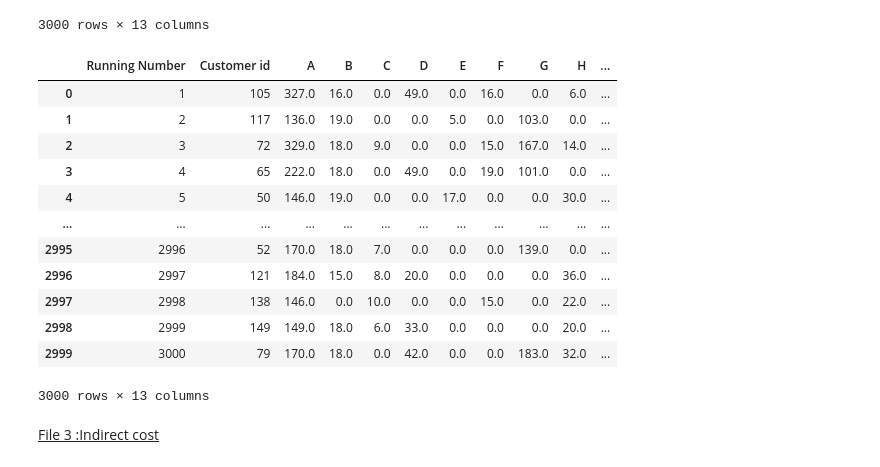
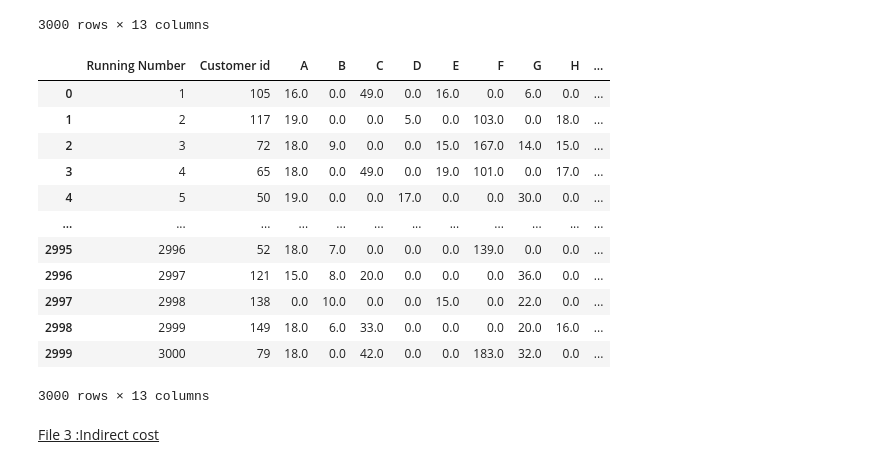
Before and after one commit to PaulineMalaguti/EBA3630, a Jupyter notebook: Customer Profitability Index/Problem 2/2customerprofitability.ipynb, the cells around one changed output. Saved outputs shown, nothing was run; the diff lists cells and outputs as text; code cells hidden in the pictures.

```diff
--- a/Customer Profitability Index/Problem 2/2customerprofitability.ipynb
+++ b/Customer Profitability Index/Problem 2/2customerprofitability.ipynb
@@ -140,34 +140,34 @@ sale_product
 3000 rows × 13 columns
 # %%
 #Dataframe for direct cost per component per order
-sale_price_unit_v1 = sales_ledger.iloc[:,len(products)+2:len(products)*2+2].copy()
+sale_price_unit_v1 = sales_ledger.iloc[:,len(products)+3:].copy()
 info = pd.DataFrame(sale_product[['Running Number', 'Customer id']])
 sale_price_unit = info.join(sale_price_unit_v1)
 sale_price_unit.columns = col
 
 # Clean the data by removing the euro, comma and - signs
 sale_price_unit= sale_price_unit.replace('\x80','',regex=True)
 sale_price_unit= sale_price_unit.replace(',','.',regex=True)
 sale_price_unit= sale_price_unit.replace('-',0,regex=True)
 
 # Convert all product columns to floats
 sale_price_unit[products] = sale_price_unit[products].apply(pd.to_numeric)
 sale_price_unit[sale_price_unit.select_dtypes(include = object).columns] = sale_price_unit.select_dtypes(include = object).apply(lambda x: x.astype(np.int))
 sale_price_unit.reset_index(drop=True, inplace = True)
 sale_price_unit
 # %% [output]
 |  | Running Number | Customer id | A | B | C | D | E | F | G | H | ... |
-| 0 | 1 | 105 | 327.0 | 16.0 | 0.0 | 49.0 | 0.0 | 16.0 | 0.0 | 6.0 | ... |
-| 1 | 2 | 117 | 136.0 | 19.0 | 0.0 | 0.0 | 5.0 | 0.0 | 103.0 | 0.0 | ... |
-| 2 | 3 | 72 | 329.0 | 18.0 | 9.0 | 0.0 | 0.0 | 15.0 | 167.0 | 14.0 | ... |
-| 3 | 4 | 65 | 222.0 | 18.0 | 0.0 | 49.0 | 0.0 | 19.0 | 101.0 | 0.0 | ... |
-| 4 | 5 | 50 | 146.0 | 19.0 | 0.0 | 0.0 | 17.0 | 0.0 | 0.0 | 30.0 | ... |
+| 0 | 1 | 105 | 16.0 | 0.0 | 49.0 | 0.0 | 16.0 | 0.0 | 6.0 | 0.0 | ... |
+| 1 | 2 | 117 | 19.0 | 0.0 | 0.0 | 5.0 | 0.0 | 103.0 | 0.0 | 18.0 | ... |
+| 2 | 3 | 72 | 18.0 | 9.0 | 0.0 | 0.0 | 15.0 | 167.0 | 14.0 | 15.0 | ... |
+| 3 | 4 | 65 | 18.0 | 0.0 | 49.0 | 0.0 | 19.0 | 101.0 | 0.0 | 17.0 | ... |
+| 4 | 5 | 50 | 19.0 | 0.0 | 0.0 | 17.0 | 0.0 | 0.0 | 30.0 | 0.0 | ... |
 | ... | ... | ... | ... | ... | ... | ... | ... | ... | ... | ... | ... |
-| 2995 | 2996 | 52 | 170.0 | 18.0 | 7.0 | 0.0 | 0.0 | 0.0 | 139.0 | 0.0 | ... |
-| 2996 | 2997 | 121 | 184.0 | 15.0 | 8.0 | 20.0 | 0.0 | 0.0 | 0.0 | 36.0 | ... |
-| 2997 | 2998 | 138 | 146.0 | 0.0 | 10.0 | 0.0 | 0.0 | 15.0 | 0.0 | 22.0 | ... |
-| 2998 | 2999 | 149 | 149.0 | 18.0 | 6.0 | 33.0 | 0.0 | 0.0 | 0.0 | 20.0 | ... |
-| 2999 | 3000 | 79 | 170.0 | 18.0 | 0.0 | 42.0 | 0.0 | 0.0 | 183.0 | 32.0 | ... |
+| 2995 | 2996 | 52 | 18.0 | 7.0 | 0.0 | 0.0 | 0.0 | 139.0 | 0.0 | 0.0 | ... |
+| 2996 | 2997 | 121 | 15.0 | 8.0 | 20.0 | 0.0 | 0.0 | 0.0 | 36.0 | 0.0 | ... |
+| 2997 | 2998 | 138 | 0.0 | 10.0 | 0.0 | 0.0 | 15.0 | 0.0 | 22.0 | 0.0 | ... |
+| 2998 | 2999 | 149 | 18.0 | 6.0 | 33.0 | 0.0 | 0.0 | 0.0 | 20.0 | 16.0 | ... |
+| 2999 | 3000 | 79 | 18.0 | 0.0 | 42.0 | 0.0 | 0.0 | 183.0 | 32.0 | 0.0 | ... |
 3000 rows × 13 columns
 # %% [markdown]
 <u> File 3 :Indirect cost </u>
```
Also changed, not shown: parts of 3 cells of this notebook.
